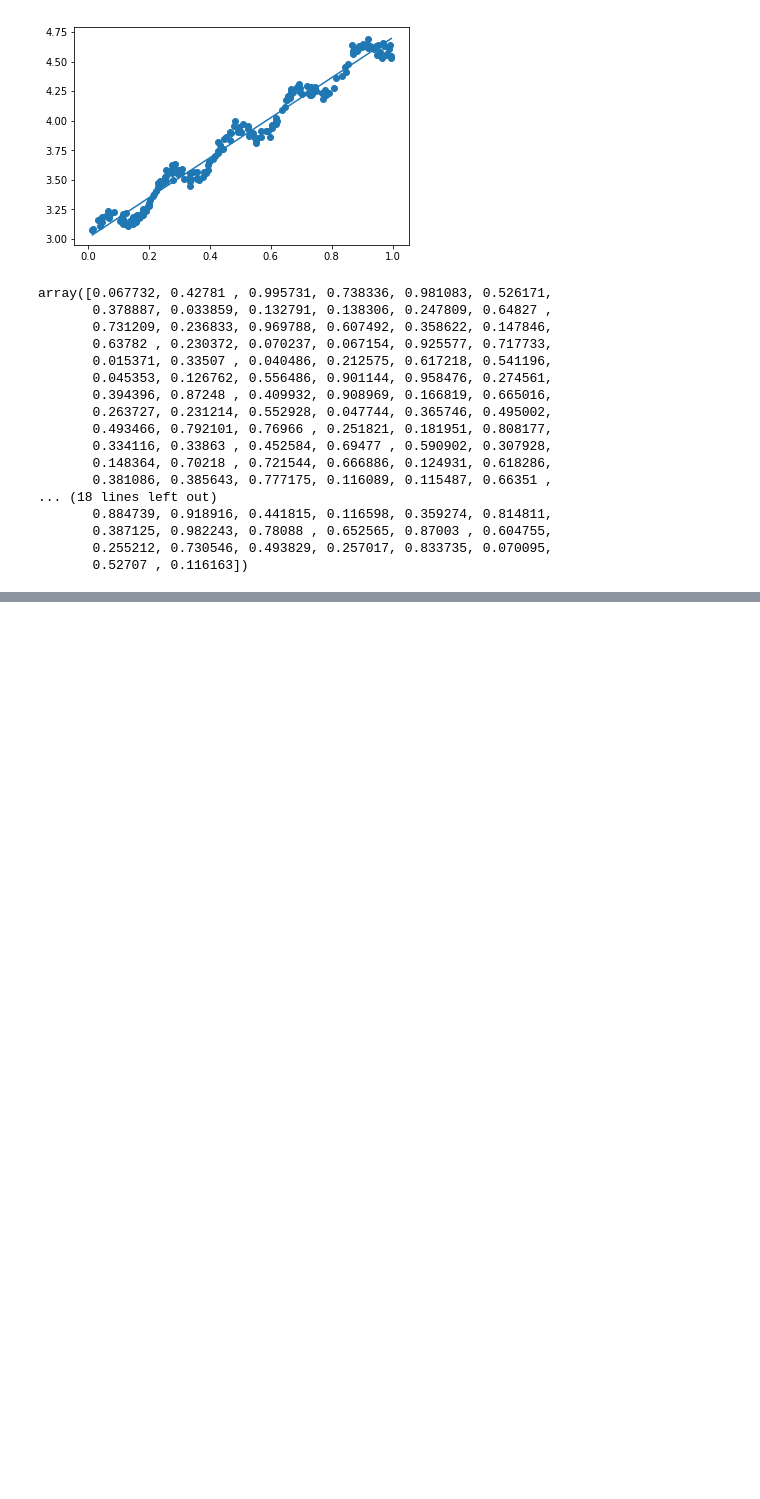
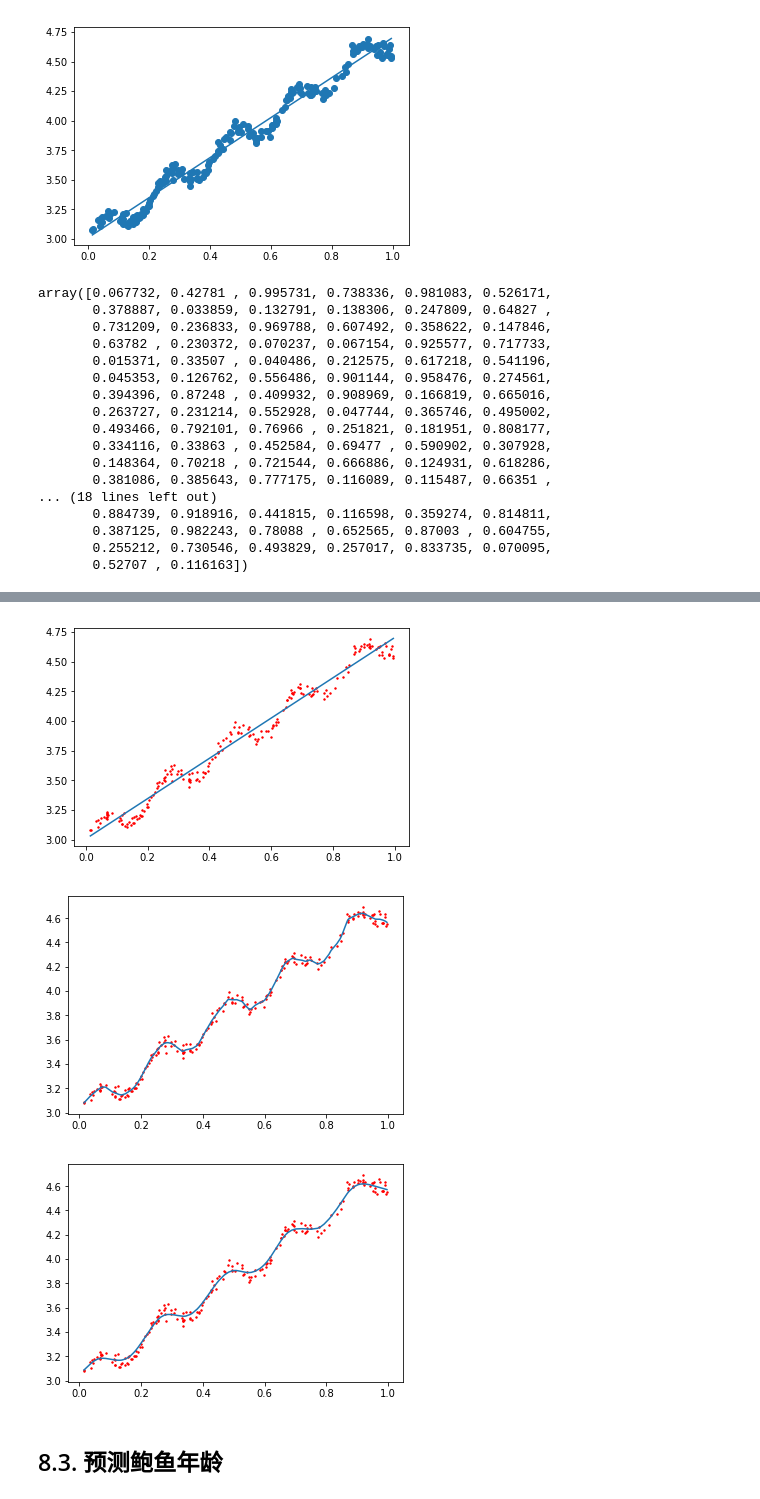
Before and after one commit to bruceEeZhao/machinLearning, a Jupyter notebook: chp08-regression/regression.ipynb, the cells around one changed output, grey strips where cells are left out. Saved outputs shown, nothing was run; the diff lists cells and outputs as text; code cells hidden in the pictures; blank space fills up the shorter version.

```diff
--- a/chp08-regression/regression.ipynb
+++ b/chp08-regression/regression.ipynb
@@ -68,0 +117,26 @@ array([0.067732, 0.42781 , 0.995731, 0.738336, 0.981083, 0.526171,
+# %%
+yHat1 = lwlrTest(dataArr, dataArr, labels, 1)
+yHat2 = lwlrTest(dataArr, dataArr, labels, 0.01)
+yHat3 = lwlrTest(dataArr, dataArr, labels, 0.03)
+# %%
+def draw(yHat):
+    xMat = np.mat(dataArr)
+    srtInd = xMat[:,1].argsort(0)
+    xSort = xMat[srtInd][:,0,:]
+    ysort = yHat[srtInd][:,0]
+
+    fig = plt.figure()
+    ax = fig.add_subplot(111)
+    ax.plot(xSort[:,1], ysort)
+    ax.scatter(xMat[:,1].flatten().A[0], np.mat(labels).T.flatten().A[0],s=2,c='red')
+    plt.show()
+
+draw(yHat1)
+draw(yHat2)
+draw(yHat3)
+# %% [output]
+[figure, added]
+[figure, added]
+[figure, added]
+# %% [markdown]
+## 8.3. 预测鲍鱼年龄
```
Also changed, not shown: parts of 15 cells of this notebook.
